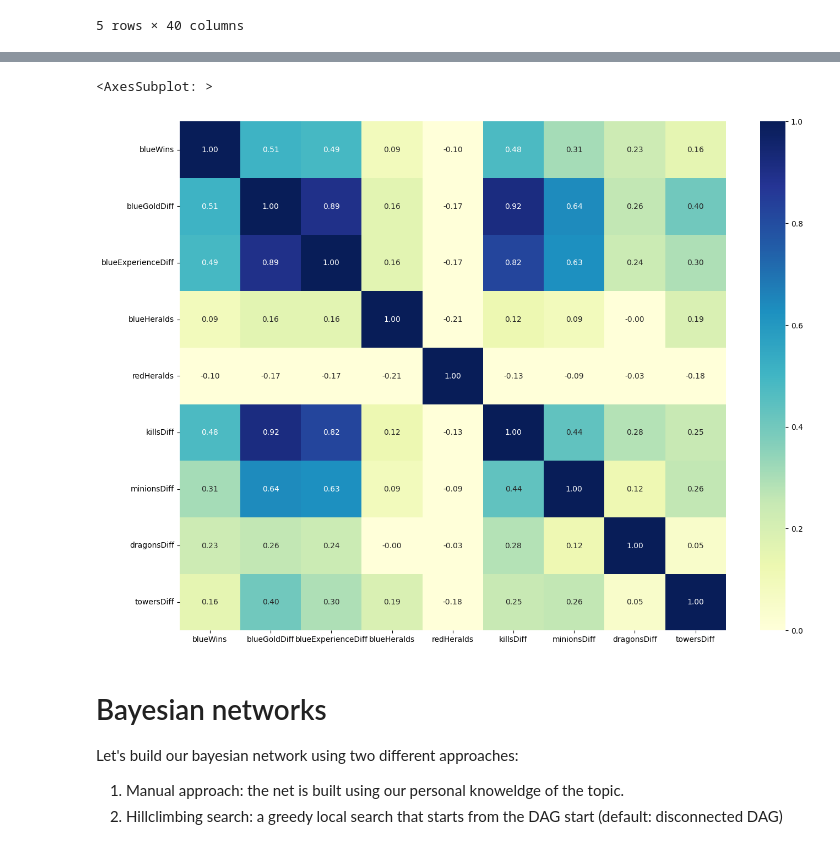
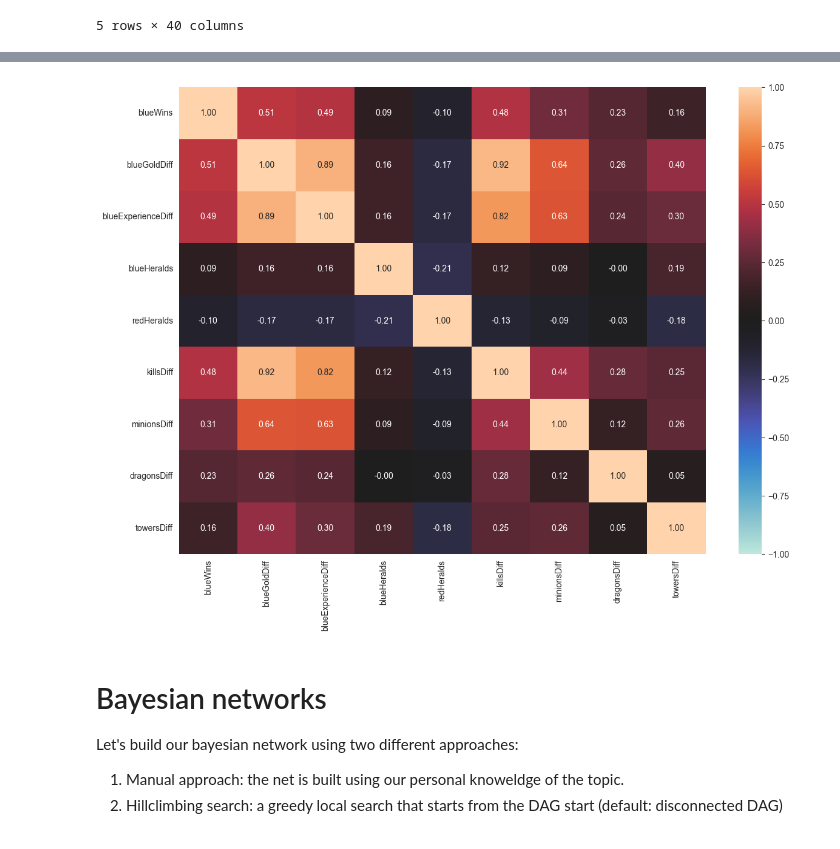
Before and after one commit to elements72/FAIKR-M3, a Jupyter notebook: lol.ipynb, the cells around one changed output, grey strips where cells are left out. Saved outputs shown, nothing was run; the diff lists cells and outputs as text; code cells hidden in the pictures.

Commit message:
Added complete dataset analysis

```diff
--- a/lol.ipynb
+++ b/lol.ipynb
@@ -145,10 +145,12 @@ memory usage: 155.7+ KB
 # %%
 # Correlation matrix
-plt.figure(figsize=(16, 12))
-sns.heatmap(data_clean.corr(),cmap='YlGnBu', annot=True, fmt='.2f', vmin=0)
+def draw_correlation_matrix(dataset, figsize=(14, 10)):
+    plt.figure(figsize=figsize)
+    sns.heatmap(dataset.corr(), center=0, annot=True, fmt='.2f', vmin=-1, vmax=1)
+#cmap='YlGnBu'
+draw_correlation_matrix(data_clean)
 # %% [output]
-<AxesSubplot: >
-[figure, old version]
+[figure, new version]
 # %% [markdown]
 # Bayesian networks
 Let's build our bayesian network using two different approaches:
```
Also changed, not shown: parts of 12 cells of this notebook.
